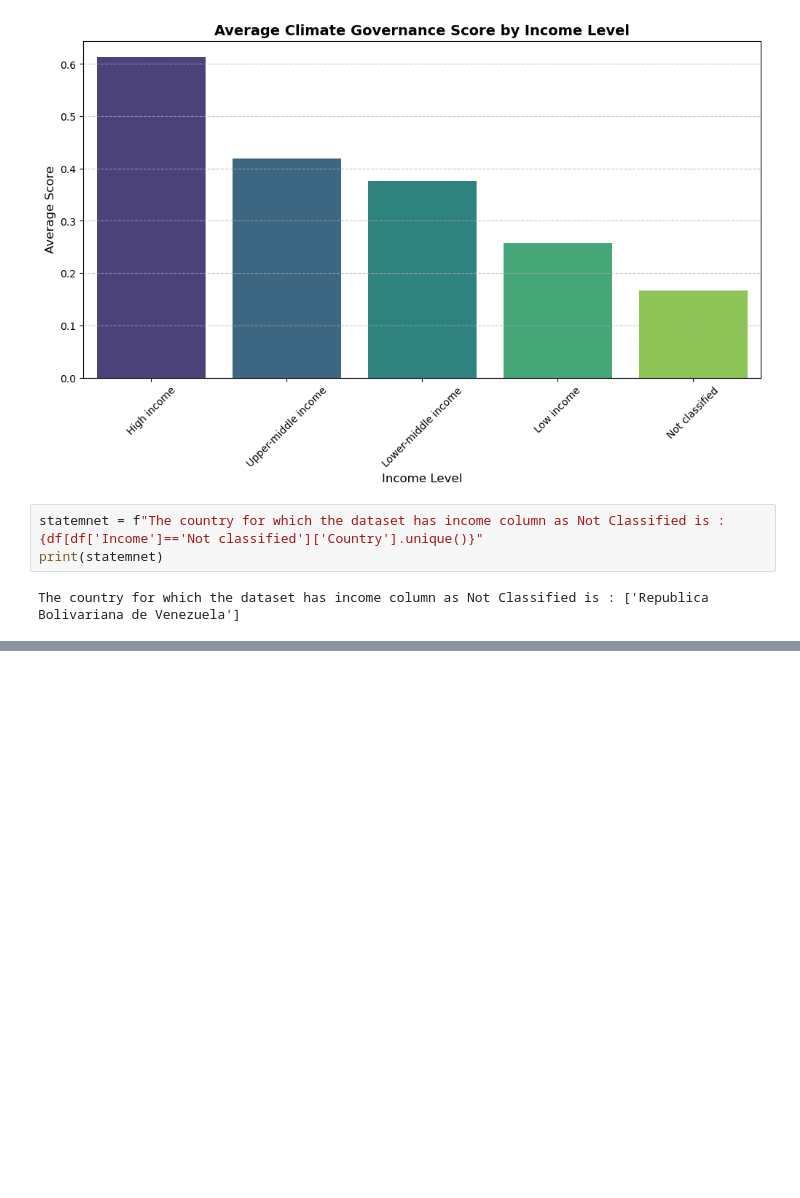
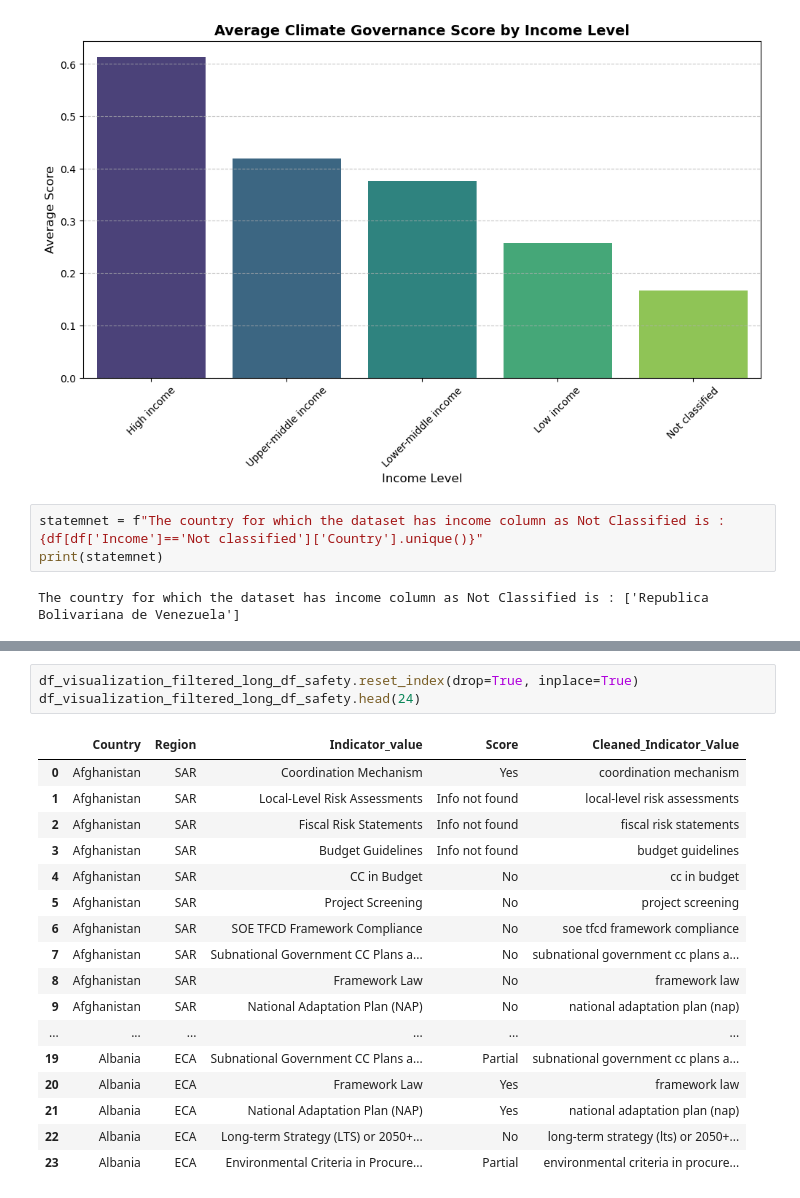
Before and after one commit to gourab1998muk/World_bank_project_42, a Jupyter notebook: notebooks/world_bank_modelling.ipynb, the cells around one changed output, grey strips where cells are left out. Drawn from its saved outputs; the diff is of its cells as text; blank space fills up the shorter version.

```diff
--- a/notebooks/world_bank_modelling.ipynb
+++ b/notebooks/world_bank_modelling.ipynb
@@ -307,0 +412,21 @@ As before, let's now plot the data as a time series using [Bokeh](https://docs.b
+# %%
+df_visualization_filtered_long_df_safety.reset_index(drop=True, inplace=True)
+df_visualization_filtered_long_df_safety.head(24)
+# %% [output]
+|  | Country | Region | Indicator_value | Score | Cleaned_Indicator_Value |
+| 0 | Afghanistan | SAR | Coordination Mechanism | Yes | coordination mechanism |
+| 1 | Afghanistan | SAR | Local-Level Risk Assessments | Info not found | local-level risk assessments |
+| 2 | Afghanistan | SAR | Fiscal Risk Statements | Info not found | fiscal risk statements |
+| 3 | Afghanistan | SAR | Budget Guidelines | Info not found | budget guidelines |
+| 4 | Afghanistan | SAR | CC in Budget | No | cc in budget |
+| 5 | Afghanistan | SAR | Project Screening | No | project screening |
+| 6 | Afghanistan | SAR | SOE TFCD Framework Compliance | No | soe tfcd framework compliance |
+| 7 | Afghanistan | SAR | Subnational Government CC Plans a... | No | subnational government cc plans a... |
+| 8 | Afghanistan | SAR | Framework Law | No | framework law |
+| 9 | Afghanistan | SAR | National Adaptation Plan (NAP) | No | national adaptation plan (nap) |
+| ... | ... | ... | ... | ... | ... |
+| 19 | Albania | ECA | Subnational Government CC Plans a... | Partial | subnational government cc plans a... |
+| 20 | Albania | ECA | Framework Law | Yes | framework law |
+| 21 | Albania | ECA | National Adaptation Plan (NAP) | Yes | national adaptation plan (nap) |
+| 22 | Albania | ECA | Long-term Strategy (LTS) or 2050+... | No | long-term strategy (lts) or 2050+... |
+| 23 | Albania | ECA | Environmental Criteria in Procure... | Partial | environmental criteria in procure... |
```
Also changed, not shown: parts of 44 cells of this notebook, 7 other files.
